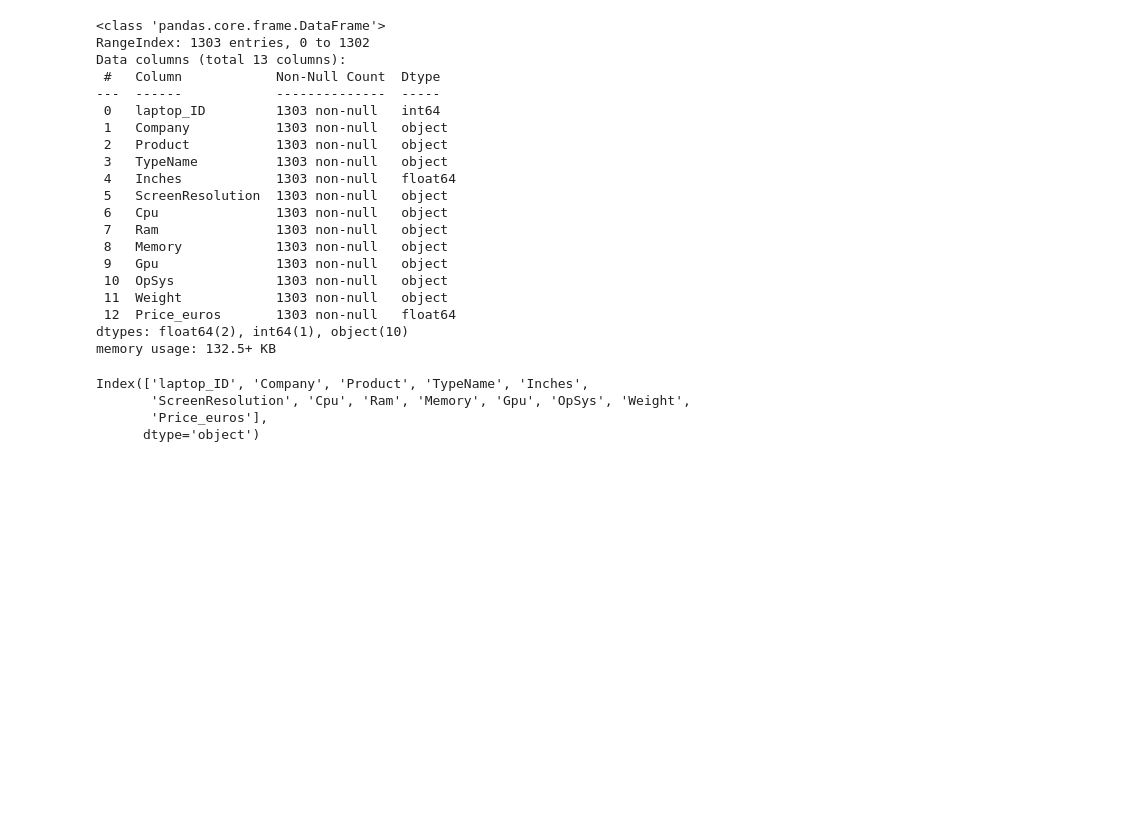
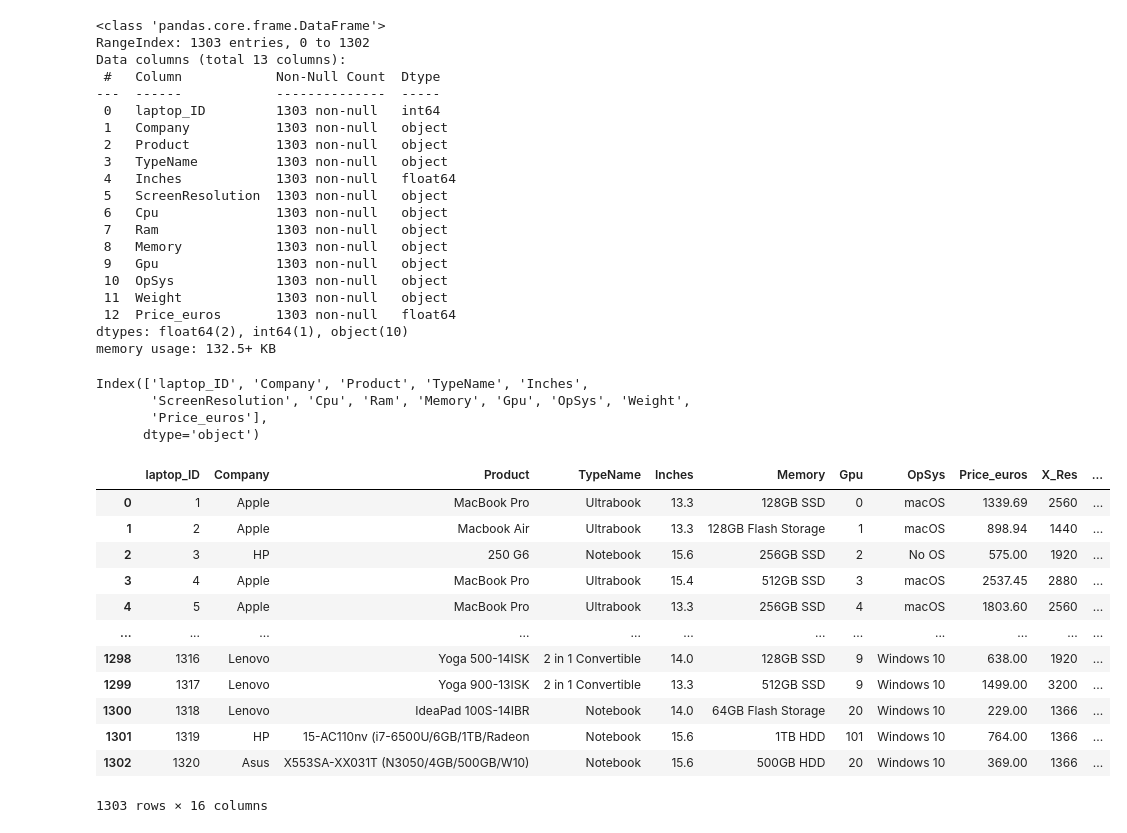
Before and after one commit to Prashant-Bista/Laptop_price_predict, a Jupyter notebook: laptop_predict.ipynb, the cells around one changed output. Drawn from its saved outputs; the diff is of its cells as text; code cells hidden in the pictures; blank space fills up the shorter version.

```diff
--- a/laptop_predict.ipynb
+++ b/laptop_predict.ipynb
@@ -52,6 +94,7 @@ Index(['laptop_ID', 'Company', 'Product', 'TypeName', 'Inches',
 # %%
 #testing
 def transformer(dataset):
+    encoder=OrdinalEncoder(dtype=int)
     wt=[]
     ram=[]
     x_res=[]
@@ -60,9 +103,7 @@ def transformer(dataset):
     scrn_type=[]
     cpu_freq=[]
     cpu_type=[]
-    for i in [
-       'ScreenResolution', 'Cpu', 'Ram', 'Gpu',  'Weight',
-       ]:
+    for i in dataset.columns:
         X=dataset[i]
         if 'kg' in X[0]:
             for i in X:
@@ -113,4 +154,7 @@ def transformer(dataset):
             dataset.drop("Cpu",axis=1,inplace=True)
             dataset["Cpu_freq(GHz)"]=cpu_freq
             dataset["Cpu_type(GHz)"]=cpu_type
+        elif i not in ["Ram",'Cpu',"Weight","ScreenResolution"]:
+            dataset[i]=X.replace(to_replace=X.unique(),value=range(len(X.unique())))
+
     return dataset
@@ -123,5 +214,21 @@ from sklearn.impute import KNNImputer
 to_check=laptop_data.copy()
 # %%
 to_check=transformer(to_check)
+# %%
+to_check
+# %% [output]
+|  | laptop_ID | Company | Product | TypeName | Inches | Memory | Gpu | OpSys | Price_euros | X_Res | ... |
+| 0 | 1 | Apple | MacBook Pro | Ultrabook | 13.3 | 128GB SSD | 0 | macOS | 1339.69 | 2560 | ... |
+| 1 | 2 | Apple | Macbook Air | Ultrabook | 13.3 | 128GB Flash Storage | 1 | macOS | 898.94 | 1440 | ... |
+| 2 | 3 | HP | 250 G6 | Notebook | 15.6 | 256GB SSD | 2 | No OS | 575.00 | 1920 | ... |
+| 3 | 4 | Apple | MacBook Pro | Ultrabook | 15.4 | 512GB SSD | 3 | macOS | 2537.45 | 2880 | ... |
+| 4 | 5 | Apple | MacBook Pro | Ultrabook | 13.3 | 256GB SSD | 4 | macOS | 1803.60 | 2560 | ... |
+| ... | ... | ... | ... | ... | ... | ... | ... | ... | ... | ... | ... |
+| 1298 | 1316 | Lenovo | Yoga 500-14ISK | 2 in 1 Convertible | 14.0 | 128GB SSD | 9 | Windows 10 | 638.00 | 1920 | ... |
+| 1299 | 1317 | Lenovo | Yoga 900-13ISK | 2 in 1 Convertible | 13.3 | 512GB SSD | 9 | Windows 10 | 1499.00 | 3200 | ... |
+| 1300 | 1318 | Lenovo | IdeaPad 100S-14IBR | Notebook | 14.0 | 64GB Flash Storage | 20 | Windows 10 | 229.00 | 1366 | ... |
+| 1301 | 1319 | HP | 15-AC110nv (i7-6500U/6GB/1TB/Radeon | Notebook | 15.6 | 1TB HDD | 101 | Windows 10 | 764.00 | 1366 | ... |
+| 1302 | 1320 | Asus | X553SA-XX031T (N3050/4GB/500GB/W10) | Notebook | 15.6 | 500GB HDD | 20 | Windows 10 | 369.00 | 1366 | ... |
+1303 rows × 16 columns
 # %%
 # %% [output]
```
Also changed, not shown: parts of 13 cells of this notebook.
